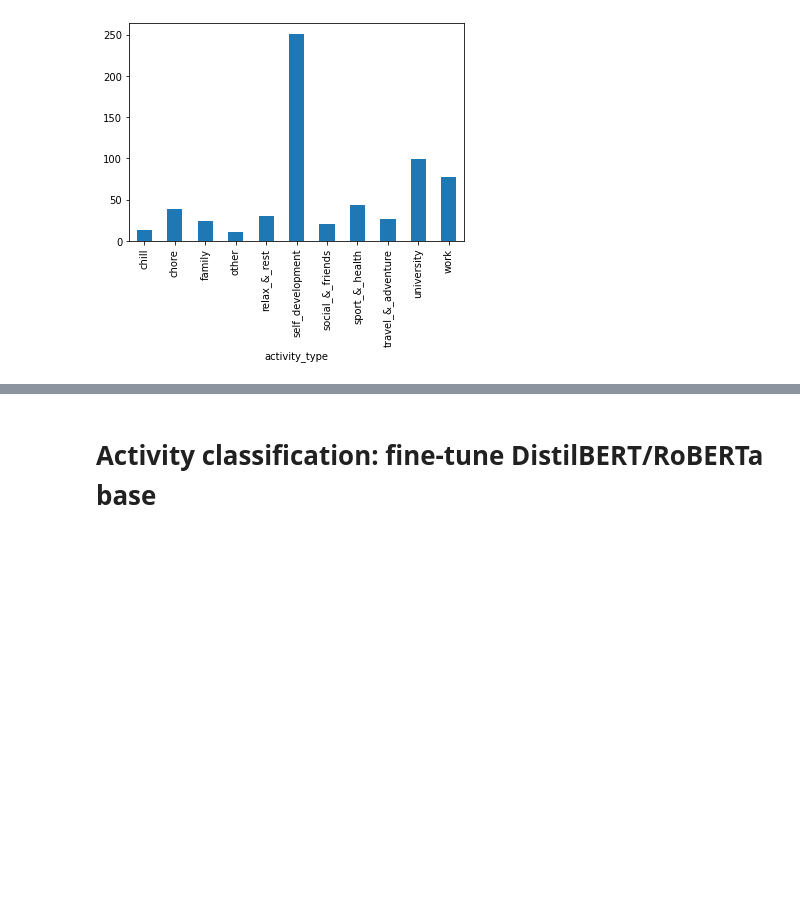
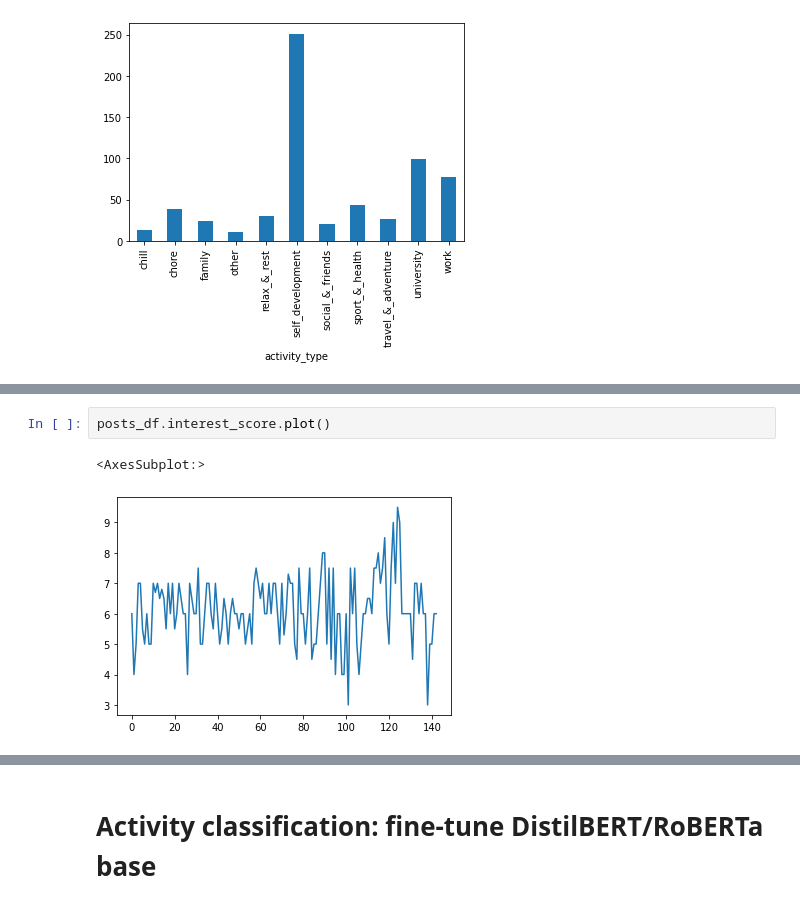
Before and after one commit to tttonyalpha/life_analyser, a Jupyter notebook: tg_bot/prototype.ipynb, the cells around one changed output, grey strips where cells are left out. Drawn from its saved outputs; the diff is of its cells as text; blank space fills up the shorter version.

```diff
--- a/tg_bot/prototype.ipynb
+++ b/tg_bot/prototype.ipynb
@@ -712,0 +769,5 @@ posts_df.head(5)
+# %%
+posts_df.interest_score.plot()
+# %% [output]
+<AxesSubplot:>
+[figure, added]
```
Also changed, not shown: parts of 27 cells of this notebook, 7 other files.
